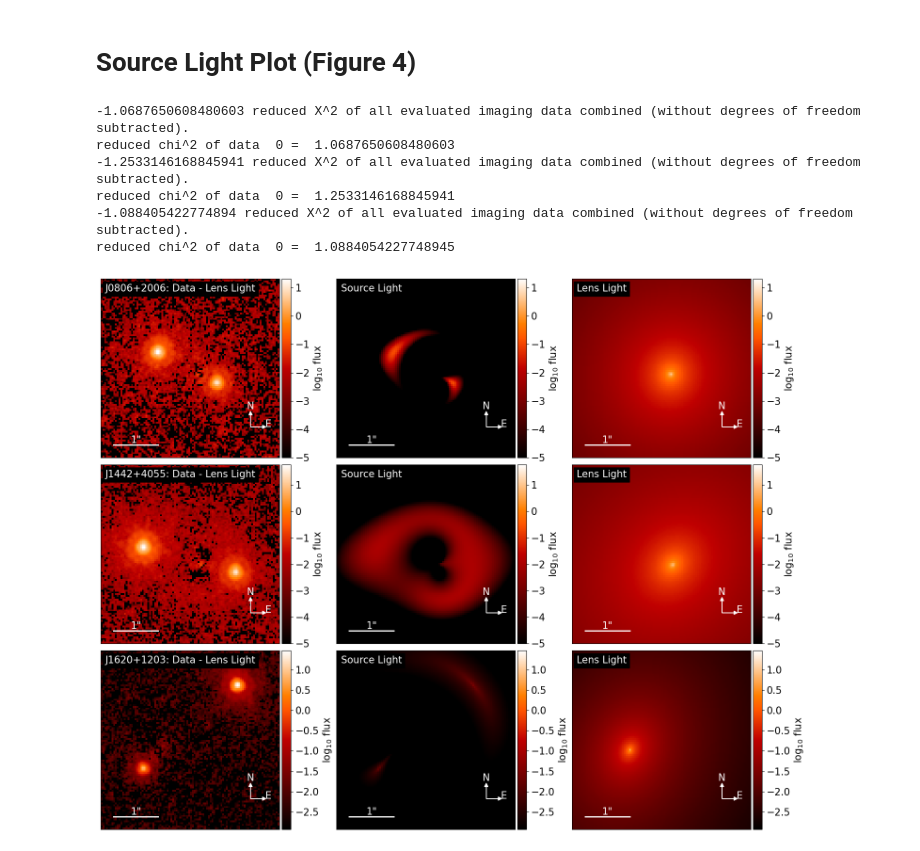
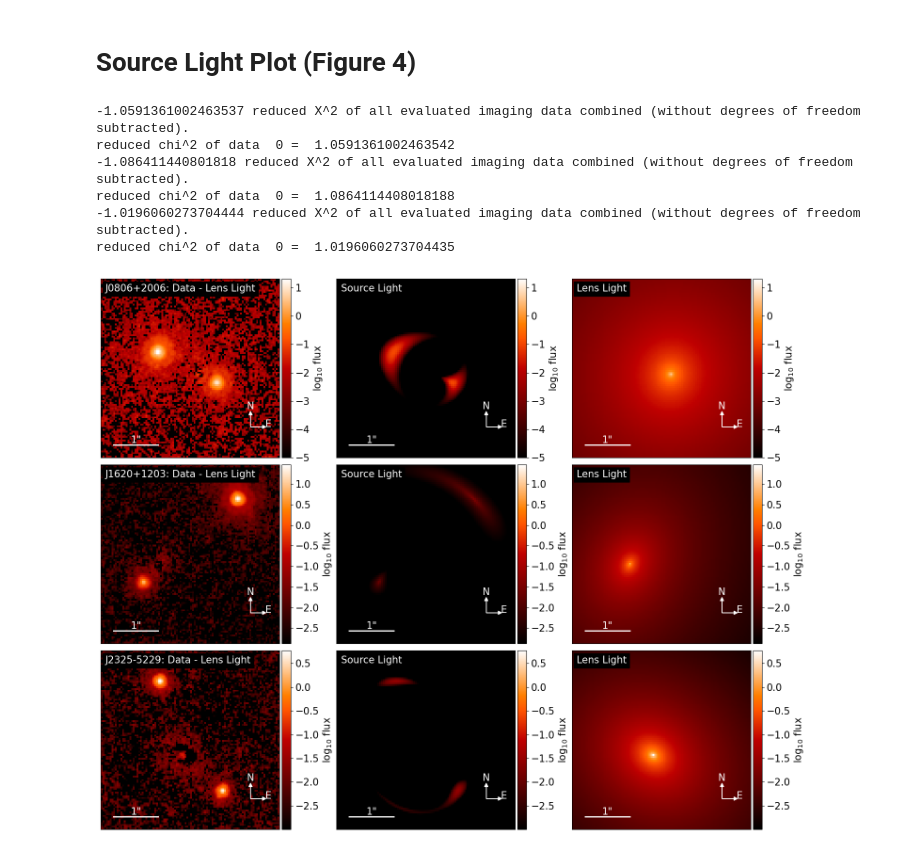
Before and after one commit to brady-ryan/hst_doubles, a Jupyter notebook: analysis/brady_honors_thesis/source_light.ipynb, the cells around one changed output. Saved outputs shown, nothing was run; the diff lists cells and outputs as text; code cells hidden in the pictures.

```diff
--- a/analysis/brady_honors_thesis/source_light.ipynb
+++ b/analysis/brady_honors_thesis/source_light.ipynb
@@ -6,44 +6,44 @@ import matplotlib.pyplot as plt
 from lenstronomy.Plots.model_plot import ModelPlot
 
 # define filters and system names
-names = ['J0806+2006', 'J1442+4055', 'J1620+1203']
+names = ['J0806+2006', 'J1620+1203', 'J2325-5229']
 filter = 'F814W'
 fontsize = 20
 
 nrows = len(names)
 fig, axes = plt.subplots(nrows, 3, figsize=(15.5, 12))
 
 for i, name in enumerate(names):
-    filename = f"../../cutout_data/{name}/{filter}/{name}_{filter}_fit.pkl"
+    filename = f"../../cutout_data/{name}/{filter}/{name}_{filter}.pkl"
 
     with open(filename, "rb") as f:
         loaded_data = pickle.load(f)
 
     kwargs_result = loaded_data["kwargs_result"]
     multi_band_list = loaded_data["multi_band_list"]
     kwargs_model = loaded_data["kwargs_model"]
 
     # ynitialize model plot
     modelPlot = ModelPlot(multi_band_list, kwargs_model, kwargs_result, arrow_size=0.02, cmap_string="gist_heat")
 
     # generate separate component plots
     modelPlot.decomposition_plot(
             ax=axes[i, 1], text="Source Light", source_add=True, unconvolved=True
         )
     modelPlot.decomposition_plot(
             ax=axes[i, 2], text="Lens Light", lens_light_add=True, unconvolved=True
         )
     modelPlot.subtract_from_data_plot(
             ax=axes[i, 0], text=f"{name}: Data - Lens Light", lens_light_add=True
         )
 
 plt.tight_layout()
 plt.show()
 # %% [output]
--1.0687650608480603 reduced X^2 of all evaluated imaging data combined (without degrees of freedom subtracted).
-reduced chi^2 of data  0 =  1.0687650608480603
--1.2533146168845941 reduced X^2 of all evaluated imaging data combined (without degrees of freedom subtracted).
-reduced chi^2 of data  0 =  1.2533146168845941
--1.088405422774894 reduced X^2 of all evaluated imaging data combined (without degrees of freedom subtracted).
-reduced chi^2 of data  0 =  1.0884054227748945
+-1.0591361002463537 reduced X^2 of all evaluated imaging data combined (without degrees of freedom subtracted).
+reduced chi^2 of data  0 =  1.0591361002463542
+-1.086411440801818 reduced X^2 of all evaluated imaging data combined (without degrees of freedom subtracted).
+reduced chi^2 of data  0 =  1.0864114408018188
+-1.0196060273704444 reduced X^2 of all evaluated imaging data combined (without degrees of freedom subtracted).
+reduced chi^2 of data  0 =  1.0196060273704435
-[figure, old version]
+[figure, new version]
```
Also changed, not shown: 2 other files.
